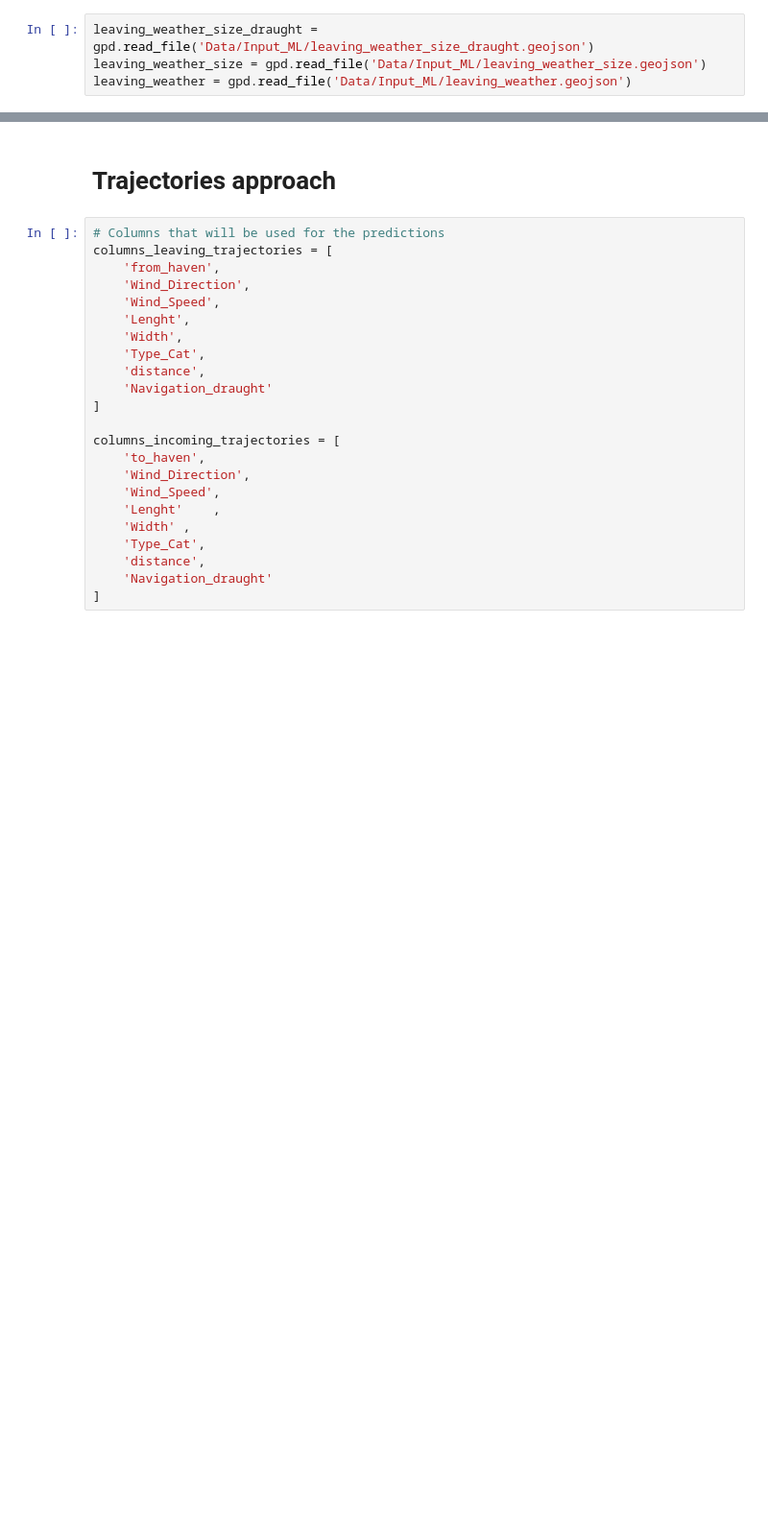
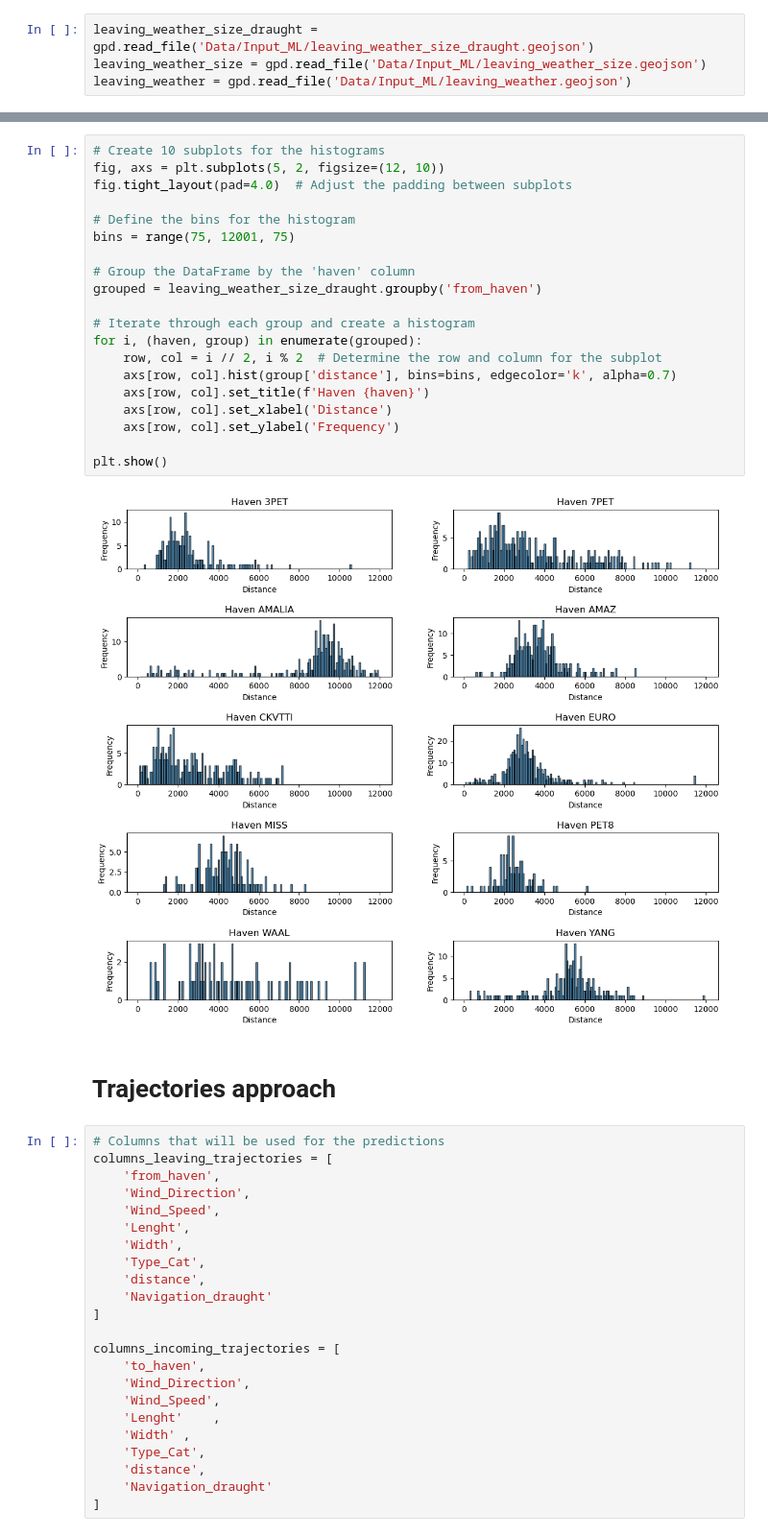
Before and after one commit to allanguzmanf/CIEM6302, a Jupyter notebook: Predictions.ipynb, the cells around one changed output, grey strips where cells are left out. Shown at 96% size. Cells and saved outputs as stored; diff of their text form; blank space fills up the shorter version.

```diff
--- a/Predictions.ipynb
+++ b/Predictions.ipynb
@@ -134,3 +134,25 @@ plt.show()
+# %%
+# Create 10 subplots for the histograms
+fig, axs = plt.subplots(5, 2, figsize=(12, 10))
+fig.tight_layout(pad=4.0)  # Adjust the padding between subplots
+
+# Define the bins for the histogram
+bins = range(75, 12001, 75)
+
+# Group the DataFrame by the 'haven' column
+grouped = leaving_weather_size_draught.groupby('from_haven')
+
+# Iterate through each group and create a histogram
+for i, (haven, group) in enumerate(grouped):
+    row, col = i // 2, i % 2  # Determine the row and column for the subplot
+    axs[row, col].hist(group['distance'], bins=bins, edgecolor='k', alpha=0.7)
+    axs[row, col].set_title(f'Haven {haven}')
+    axs[row, col].set_xlabel('Distance')
+    axs[row, col].set_ylabel('Frequency')
+
+plt.show()
+# %% [output]
+[figure, added]
 # %% [markdown]
 # **Trajectories approach**
 # %%
```
Also changed, not shown: parts of 43 cells of this notebook, 9 other files.
